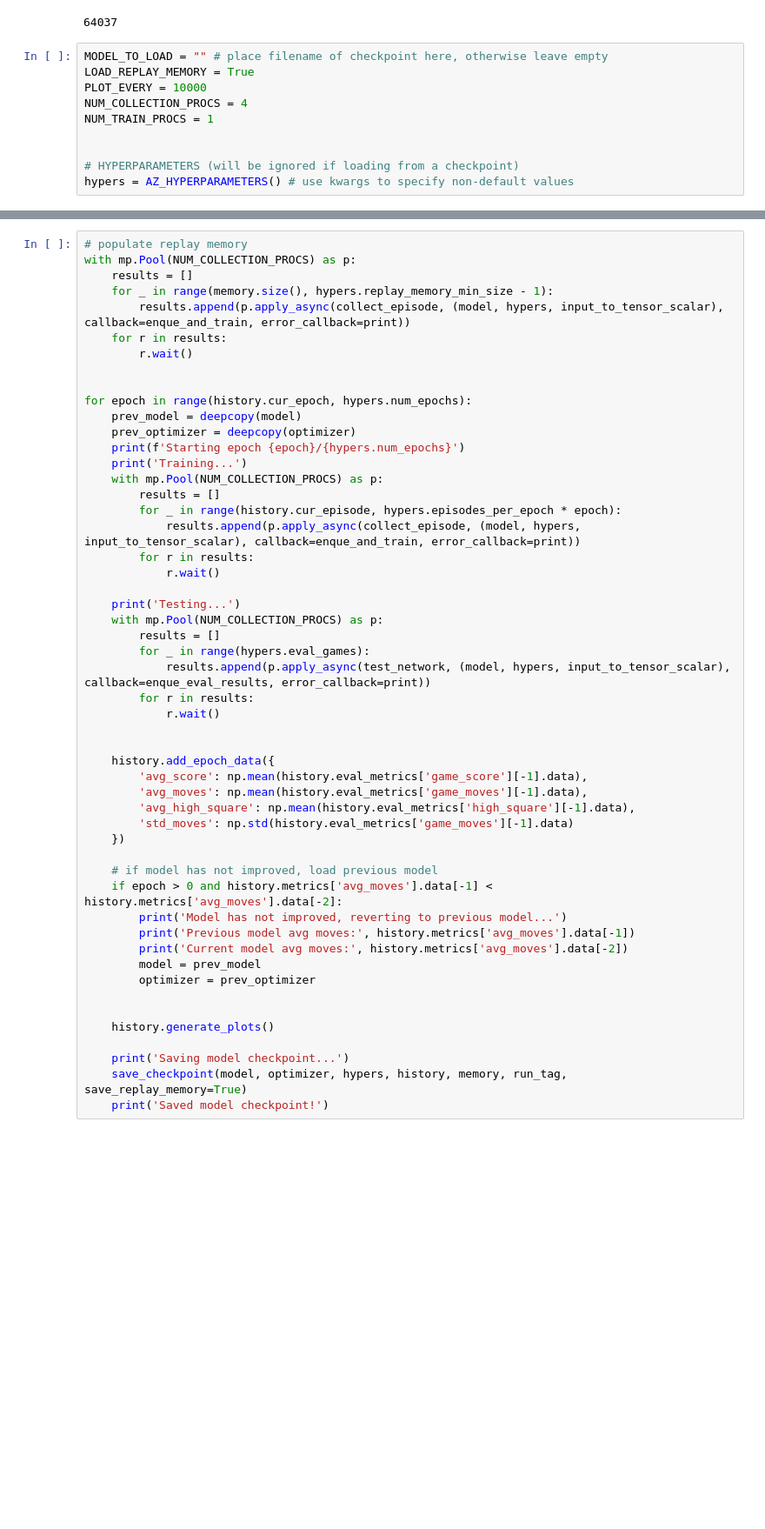
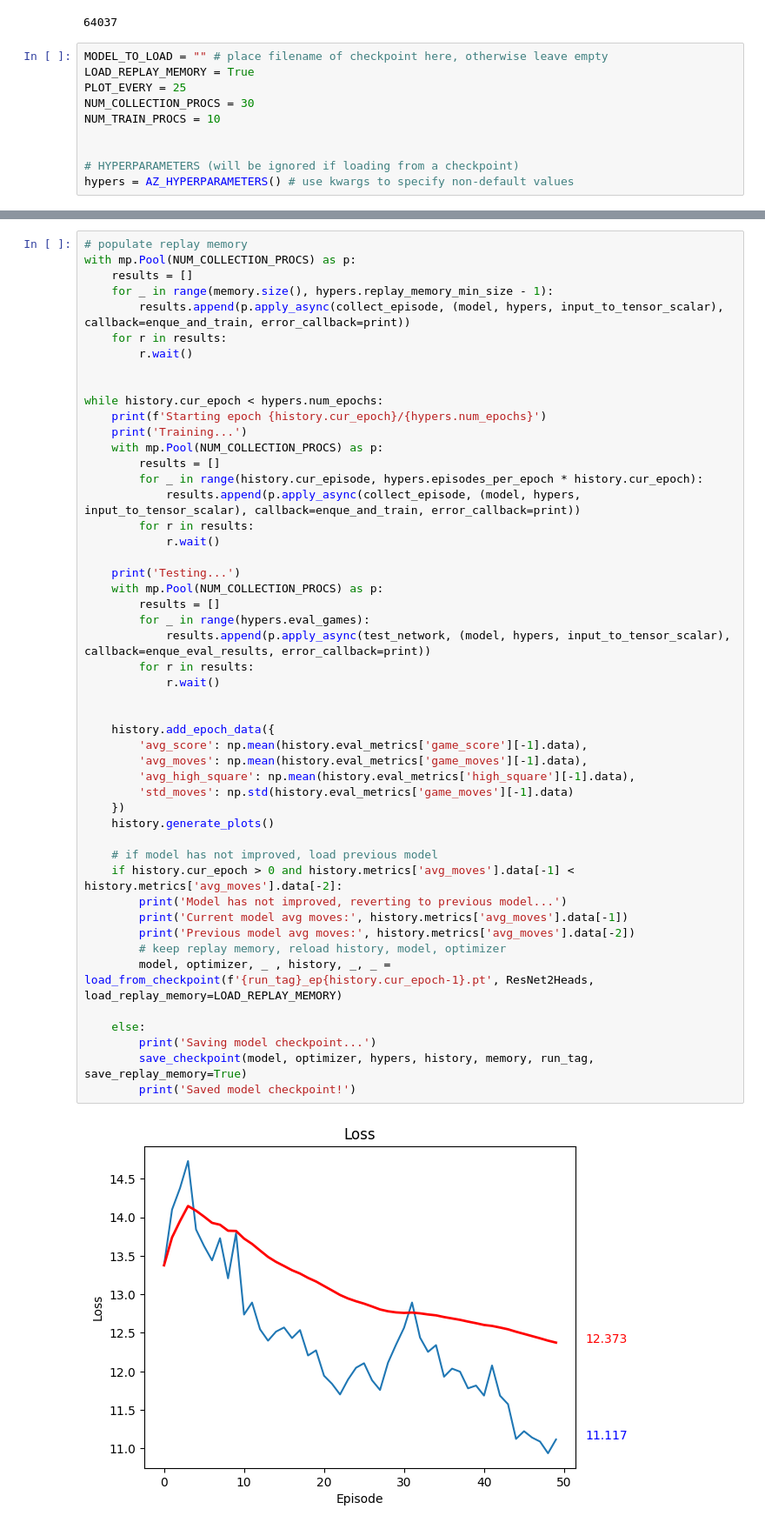
Before and after one commit to lowrollr/turbozero, a Jupyter notebook: training.ipynb, the cells around one changed output, grey strips where cells are left out. Shown: that part at 87% size. Cells and saved outputs as stored; diff of their text form; blank space fills up the shorter version.

Commit message:
fix model backtracking

```diff
--- a/training.ipynb
+++ b/training.ipynb
@@ -25,9 +26,9 @@ sum(p.numel() for p in ResNet2Heads().parameters() if p.requires_grad)
 # %%
 MODEL_TO_LOAD = "" # place filename of checkpoint here, otherwise leave empty
 LOAD_REPLAY_MEMORY = True
-PLOT_EVERY = 10000
-NUM_COLLECTION_PROCS = 4
-NUM_TRAIN_PROCS = 1
+PLOT_EVERY = 25
+NUM_COLLECTION_PROCS = 30
+NUM_TRAIN_PROCS = 10
 
 
 # HYPERPARAMETERS (will be ignored if loading from a checkpoint)
@@ -135,46 +135,45 @@ with mp.Pool(NUM_COLLECTION_PROCS) as p:
     for r in results:
         r.wait()
 
 
-for epoch in range(history.cur_epoch, hypers.num_epochs):
-    prev_model = deepcopy(model)
-    prev_optimizer = deepcopy(optimizer)
-    print(f'Starting epoch {epoch}/{hypers.num_epochs}')
+while history.cur_epoch < hypers.num_epochs:
+    print(f'Starting epoch {history.cur_epoch}/{hypers.num_epochs}')
     print('Training...')
     with mp.Pool(NUM_COLLECTION_PROCS) as p:
         results = []
-        for _ in range(history.cur_episode, hypers.episodes_per_epoch * epoch):
+        for _ in range(history.cur_episode, hypers.episodes_per_epoch * history.cur_epoch):
             results.append(p.apply_async(collect_episode, (model, hypers, input_to_tensor_scalar), callback=enque_and_train, error_callback=print))
         for r in results:
             r.wait()
 
     print('Testing...')
     with mp.Pool(NUM_COLLECTION_PROCS) as p:
         results = []
         for _ in range(hypers.eval_games):
             results.append(p.apply_async(test_network, (model, hypers, input_to_tensor_scalar), callback=enque_eval_results, error_callback=print))
         for r in results:
             r.wait()
 
 
     history.add_epoch_data({
         'avg_score': np.mean(history.eval_metrics['game_score'][-1].data),
         'avg_moves': np.mean(history.eval_metrics['game_moves'][-1].data),
         'avg_high_square': np.mean(history.eval_metrics['high_square'][-1].data),
         'std_moves': np.std(history.eval_metrics['game_moves'][-1].data)
     })
+    history.generate_plots()
 
     # if model has not improved, load previous model
-    if epoch > 0 and history.metrics['avg_moves'].data[-1] < history.metrics['avg_moves'].data[-2]:
+    if history.cur_epoch > 0 and history.metrics['avg_moves'].data[-1] < history.metrics['avg_moves'].data[-2]:
         print('Model has not improved, reverting to previous model...')
-        print('Previous model avg moves:', history.metrics['avg_moves'].data[-1])
-        print('Current model avg moves:', history.metrics['avg_moves'].data[-2])
-        model = prev_model
-        optimizer = prev_optimizer
+        print('Current model avg moves:', history.metrics['avg_moves'].data[-1])
+        print('Previous model avg moves:', history.metrics['avg_moves'].data[-2])
+        # keep replay memory, reload history, model, optimizer
+        model, optimizer, _ , history, _, _ = load_from_checkpoint(f'{run_tag}_ep{history.cur_epoch-1}.pt', ResNet2Heads, load_replay_memory=LOAD_REPLAY_MEMORY)
 
-
-    history.generate_plots()
-
-    print('Saving model checkpoint...')
-    save_checkpoint(model, optimizer, hypers, history, memory, run_tag, save_replay_memory=True)
-    print('Saved model checkpoint!')
+    else:
+        print('Saving model checkpoint...')
+        save_checkpoint(model, optimizer, hypers, history, memory, run_tag, save_replay_memory=True)
+        print('Saved model checkpoint!')
+# %% [output]
+[figure, added]
```
Also changed, not shown: parts of 5 cells of this notebook.
